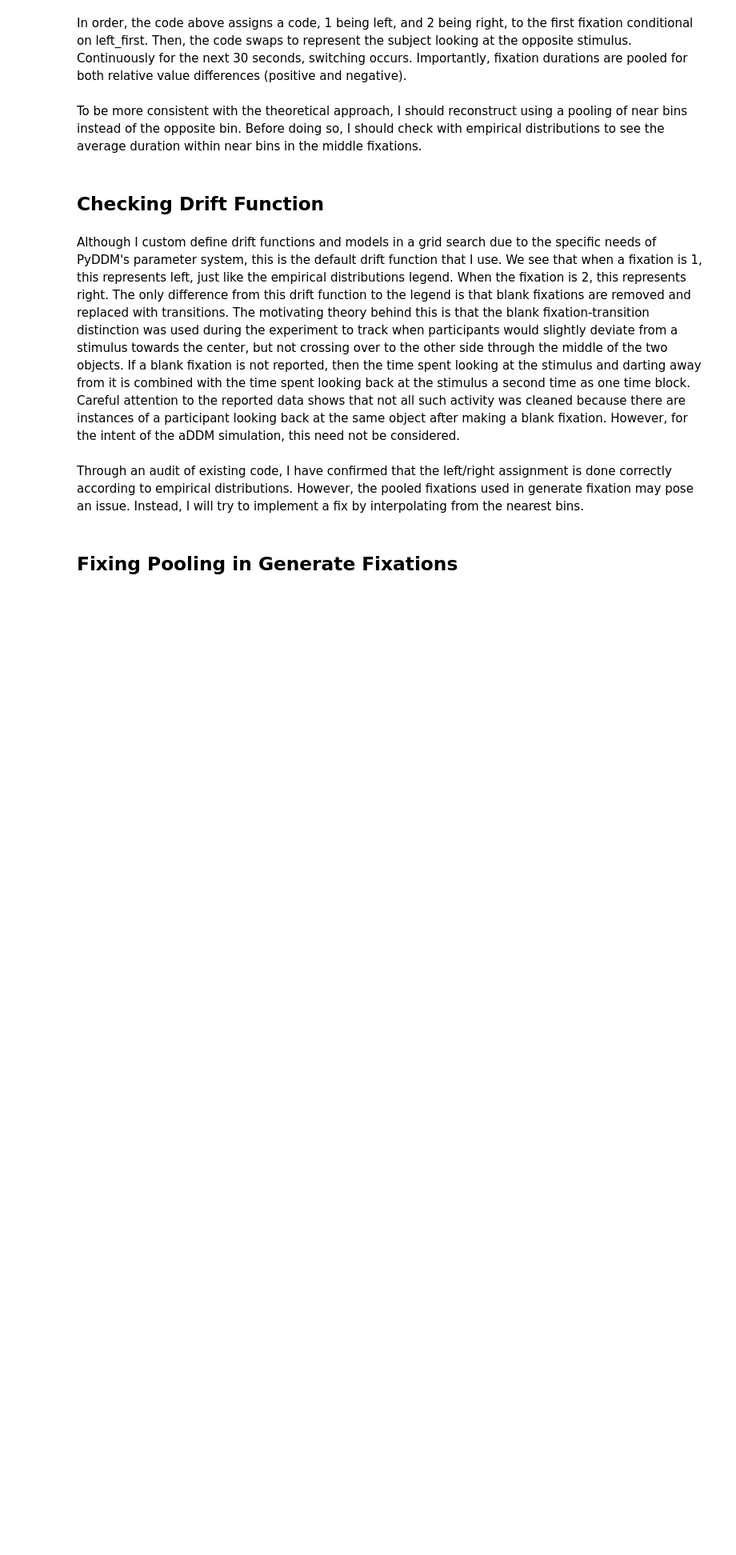
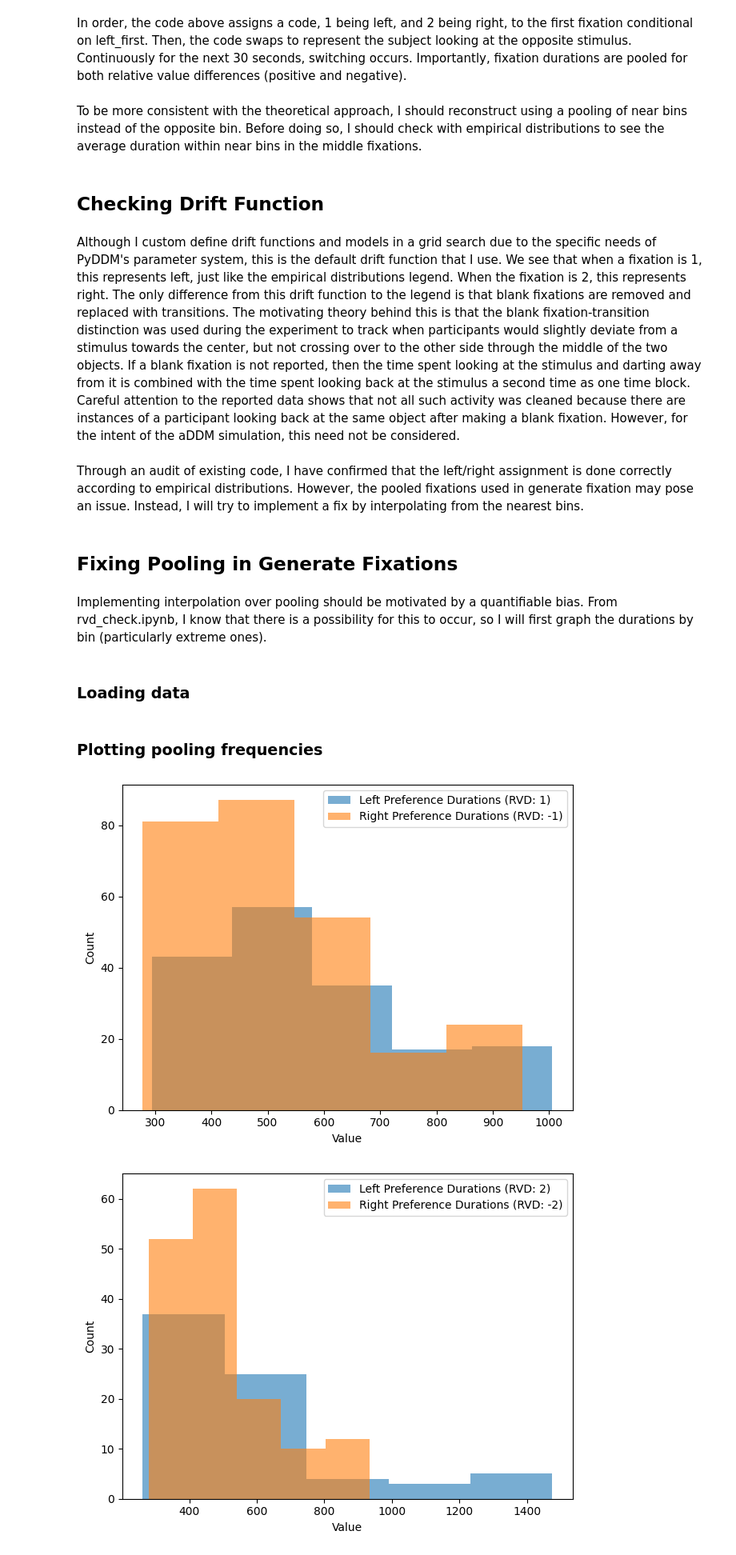
Before and after one commit to Hehesh/DDM, a Jupyter notebook: lr_check.ipynb, the cells around one changed output. Shown at 80% size. Saved outputs shown, nothing was run; the diff lists cells and outputs as text; code cells hidden in the pictures; blank space fills up the shorter version.

```diff
--- a/lr_check.ipynb
+++ b/lr_check.ipynb
@@ -115,3 +115,7 @@ Although I custom define drift functions and models in a grid search due to the
 Through an audit of existing code, I have confirmed that the left/right assignment is done correctly according to empirical distributions. However, the pooled fixations used in generate fixation may pose an issue. Instead, I will try to implement a fix by interpolating from the nearest bins.
 # %% [markdown]
 ## Fixing Pooling in Generate Fixations
+# %% [markdown]
+Implementing interpolation over pooling should be motivated by a quantifiable bias. From rvd_check.ipynb, I know that there is a possibility for this to occur, so I will first graph the durations by bin (particularly extreme ones).
+# %% [markdown]
+### Loading data
@@ -117,0 +161,2 @@ Through an audit of existing code, I have confirmed that the left/right assignme
+# %% [markdown]
+### Plotting pooling frequencies
@@ -117,0 +200,13 @@ Through an audit of existing code, I have confirmed that the left/right assignme
+# %%
+for i in range(1, 5):
+    overlay_histograms(
+        empirical_distributions['fixations'][2][i],
+        empirical_distributions['fixations'][2][-i],
+        bins=5,
+        label_a=f"Left Preference Durations (RVD: {i})",
+        label_b=f"Right Preference Durations (RVD: {-i})",
+        density=False
+    )
+# %% [output]
+[figure, added]
+[figure, added]
```
Also changed, not shown: parts of 17 cells of this notebook.
